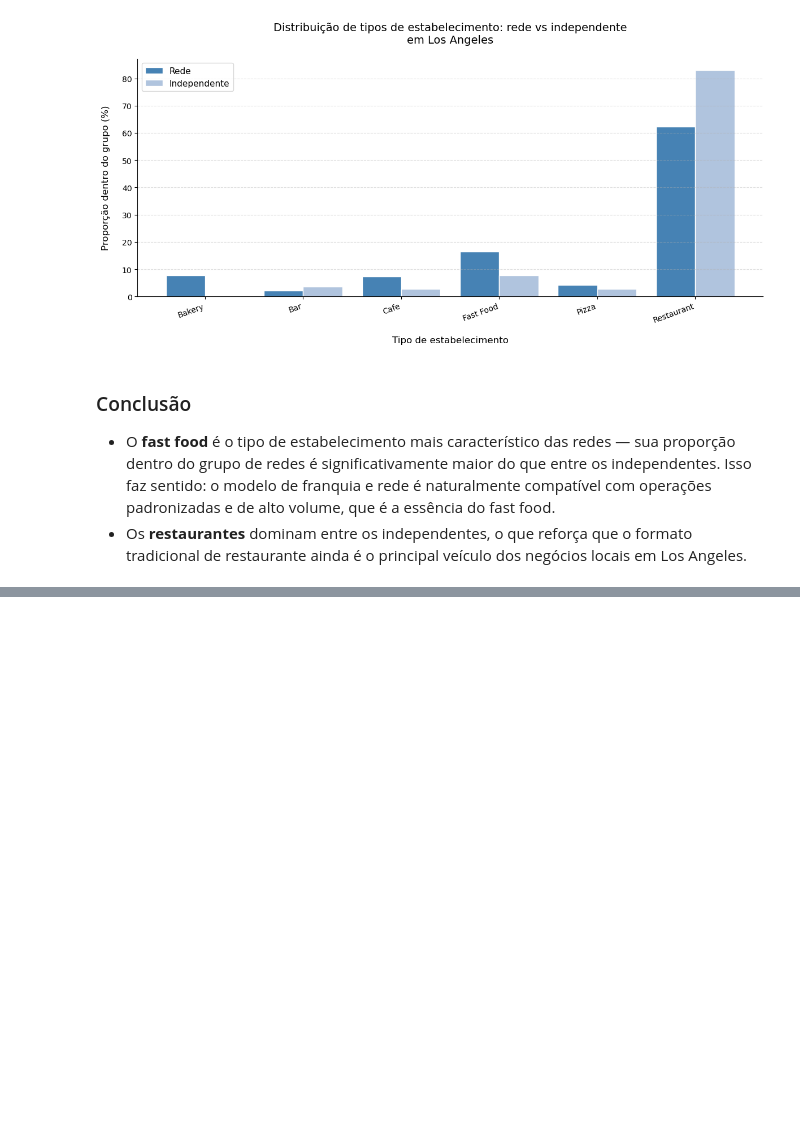
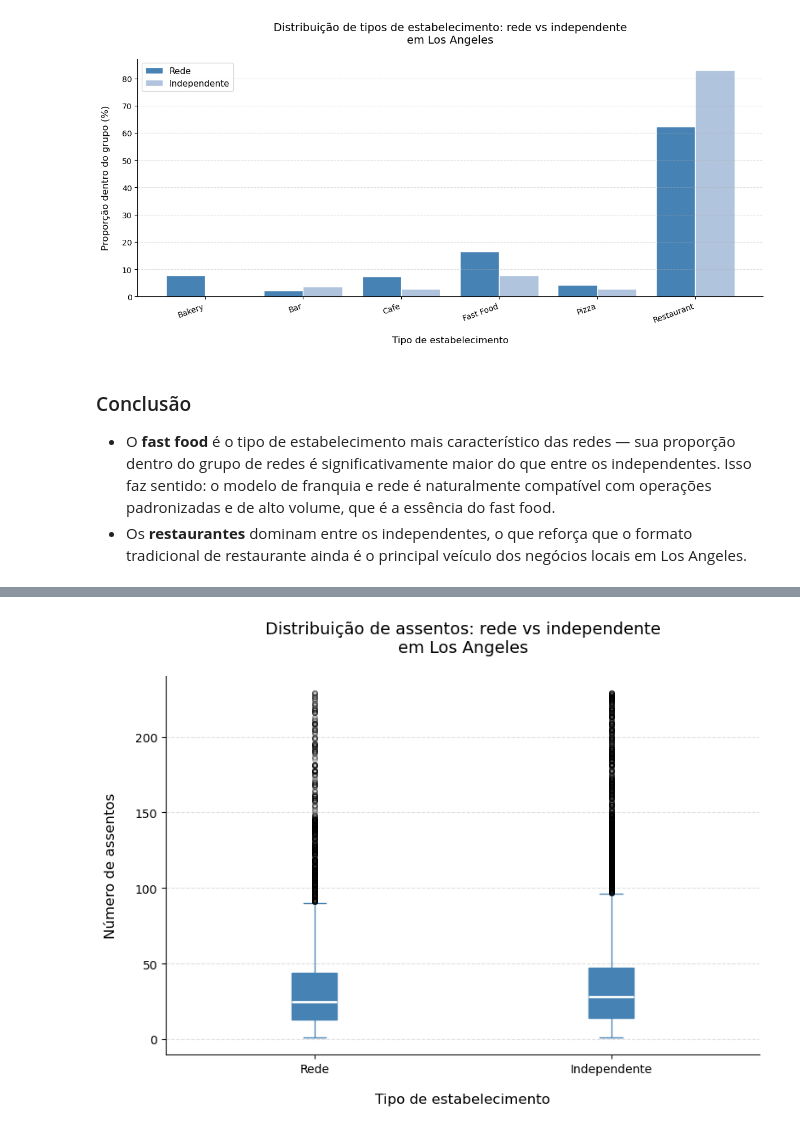
Before and after one commit to raimirsilva/Small-projects, a Jupyter notebook: Sprint-10-project/notebook/LA-restaurants.ipynb, the cells around one changed output, grey strips where cells are left out. Drawn from its saved outputs; the diff is of its cells as text; code cells hidden in the pictures; blank space fills up the shorter version.

```diff
--- a/Sprint-10-project/notebook/LA-restaurants.ipynb
+++ b/Sprint-10-project/notebook/LA-restaurants.ipynb
@@ -305,0 +329,32 @@ plt.show()
+# %%
+# Gráfico de boxplot — distribuição de assentos por grupo (rede vs independente)
+# Escolha: boxplot é ideal para comparar distribuições, mostrando mediana,
+# dispersão e outliers — essencial para entender 'muitos com poucos' vs 'poucos com muitos'
+
+fig, ax = plt.subplots(figsize=(8, 6))
+
+# Separando os dados de cada grupo
+data_chain = rest[rest['chain'] == True]['number']
+data_indep = rest[rest['chain'] == False]['number']
+
+ax.boxplot(
+    [data_chain, data_indep],
+    labels=['Rede', 'Independente'],
+    patch_artist=True,                        # patch_artist=True: preenche as caixas com cor (padrão é sem preenchimento)
+    boxprops=dict(facecolor='steelblue', color='steelblue'),  # cor da caixa
+    medianprops=dict(color='white', linewidth=2),             # linha da mediana
+    whiskerprops=dict(color='steelblue'),     # whiskerprops: estilo das linhas que se estendem além da caixa (bigodes)
+    capprops=dict(color='steelblue'),         # capprops: estilo das tampinhas no fim dos bigodes
+    flierprops=dict(marker='o', color='steelblue', alpha=0.3, markersize=4)  # flierprops: estilo dos outliers (pontos fora dos bigodes)
+)
+
+ax.set_title('Distribuição de assentos: rede vs independente\nem Los Angeles', fontsize=14, pad=20)
+ax.set_xlabel('Tipo de estabelecimento', fontsize=12, labelpad=15)
+ax.set_ylabel('Número de assentos', fontsize=12, labelpad=15)
+ax.grid(axis='y', linestyle='--', alpha=0.4)
+ax.spines[['top', 'right']].set_visible(False)
+
+plt.tight_layout()
+plt.show()
+# %% [output]
+[figure, added]
```
Also changed, not shown: parts of 5 cells of this notebook.
